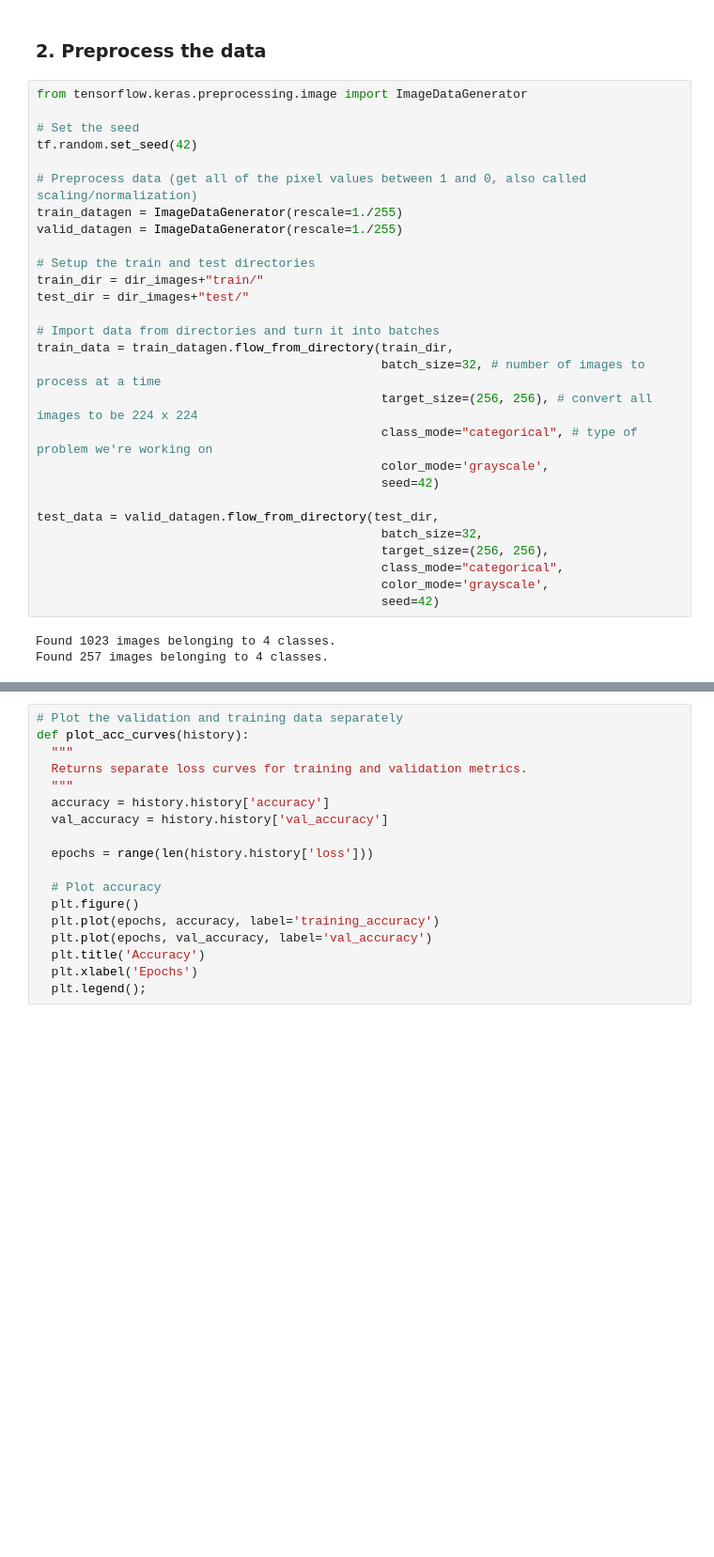
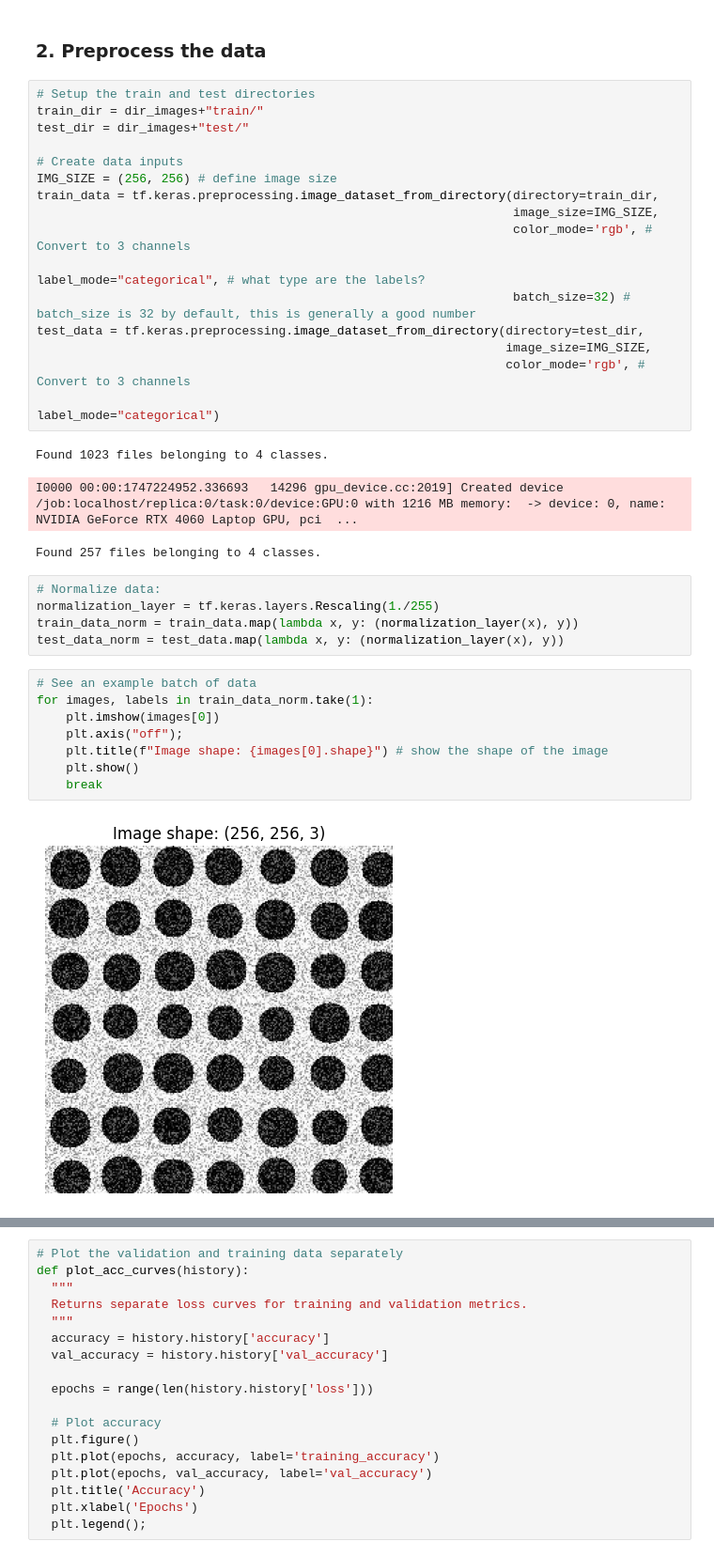
Before and after one commit to Fertmeneses/tensorflow-deep-learning, a Jupyter notebook: practice/04_exercises.ipynb, the cells around one changed output, grey strips where cells are left out. Shown: that part at 94% size. Drawn from its saved outputs; the diff is of its cells as text; blank space fills up the shorter version.

Commit message:
Fix module 04 to local and up-to-date conditions and finish excercise 04

```diff
--- a/practice/04_exercises.ipynb
+++ b/practice/04_exercises.ipynb
@@ -94,34 +102,38 @@ Image shape: (256, 256)
 # %% [markdown]
 ### 2. Preprocess the data
-# %%
-from tensorflow.keras.preprocessing.image import ImageDataGenerator
-
-# Set the seed
-tf.random.set_seed(42)
-
-# Preprocess data (get all of the pixel values between 1 and 0, also called scaling/normalization)
-train_datagen = ImageDataGenerator(rescale=1./255)
-valid_datagen = ImageDataGenerator(rescale=1./255)
-
-# Setup the train and test directories
-train_dir = dir_images+"train/"
-test_dir = dir_images+"test/"
-
-# Import data from directories and turn it into batches
-train_data = train_datagen.flow_from_directory(train_dir,
-                                               batch_size=32, # number of images to process at a time
-                                               target_size=(256, 256), # convert all images to be 224 x 224
-                                               class_mode="categorical", # type of problem we're working on
-                                               color_mode='grayscale',
-                                               seed=42)
-
-test_data = valid_datagen.flow_from_directory(test_dir,
-                                               batch_size=32,
-                                               target_size=(256, 256),
-                                               class_mode="categorical",
-                                               color_mode='grayscale',
-                                               seed=42)
-# %% [output]
-Found 1023 images belonging to 4 classes.
-Found 257 images belonging to 4 classes.
+# %%
+# Setup the train and test directories
+train_dir = dir_images+"train/"
+test_dir = dir_images+"test/"
+
+# Create data inputs
+IMG_SIZE = (256, 256) # define image size
+train_data = tf.keras.preprocessing.image_dataset_from_directory(directory=train_dir,
+                                                                 image_size=IMG_SIZE,
+                                                                 color_mode='rgb', # Convert to 3 channels
+                                                                 label_mode="categorical", # what type are the labels?
+                                                                 batch_size=32) # batch_size is 32 by default, this is generally a good number
+test_data = tf.keras.preprocessing.image_dataset_from_directory(directory=test_dir,
+                                                                image_size=IMG_SIZE,
+                                                                color_mode='rgb', # Convert to 3 channels
+                                                                label_mode="categorical")
+# %% [output]
+Found 1023 files belonging to 4 classes.
+I0000 00:00:1747224952.336693   14296 gpu_device.cc:2019] Created device /job:localhost/replica:0/task:0/device:GPU:0 with 1216 MB memory:  -> device: 0, name: NVIDIA GeForce RTX 4060 Laptop GPU, pci  ...
+Found 257 files belonging to 4 classes.
+# %%
+# Normalize data:
+normalization_layer = tf.keras.layers.Rescaling(1./255)
+train_data_norm = train_data.map(lambda x, y: (normalization_layer(x), y))
+test_data_norm = test_data.map(lambda x, y: (normalization_layer(x), y))
+# %%
+# See an example batch of data
+for images, labels in train_data_norm.take(1):
+    plt.imshow(images[0])
+    plt.axis("off");
+    plt.title(f"Image shape: {images[0].shape}") # show the shape of the image
+    plt.show()
+    break
+# %% [output]
+[figure, added]
 # %% [markdown]
```
Also changed, not shown: parts of 31 cells of this notebook, 2 other files.
